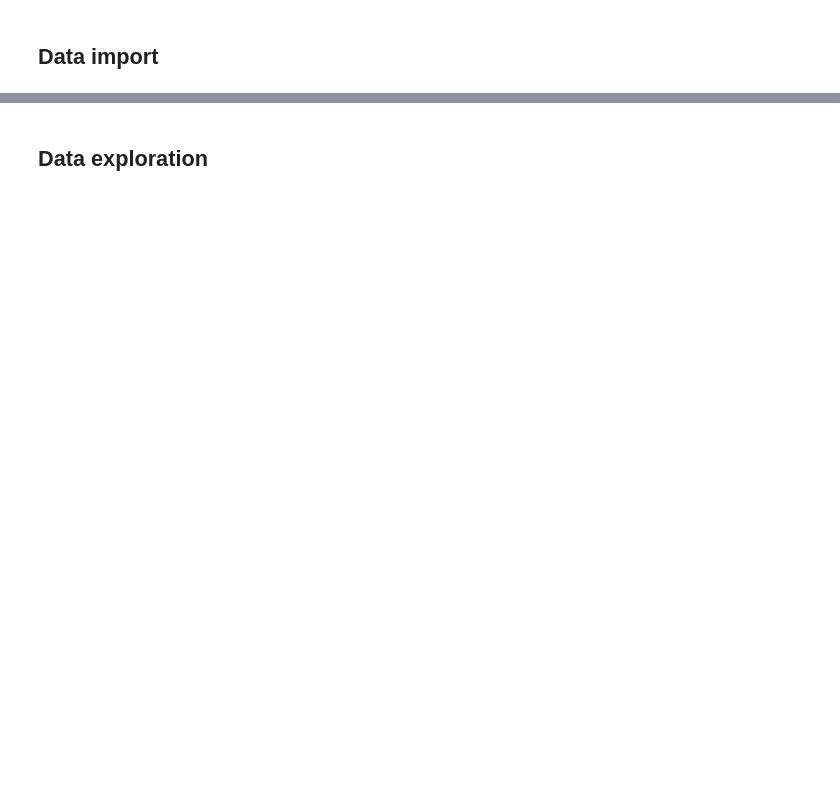
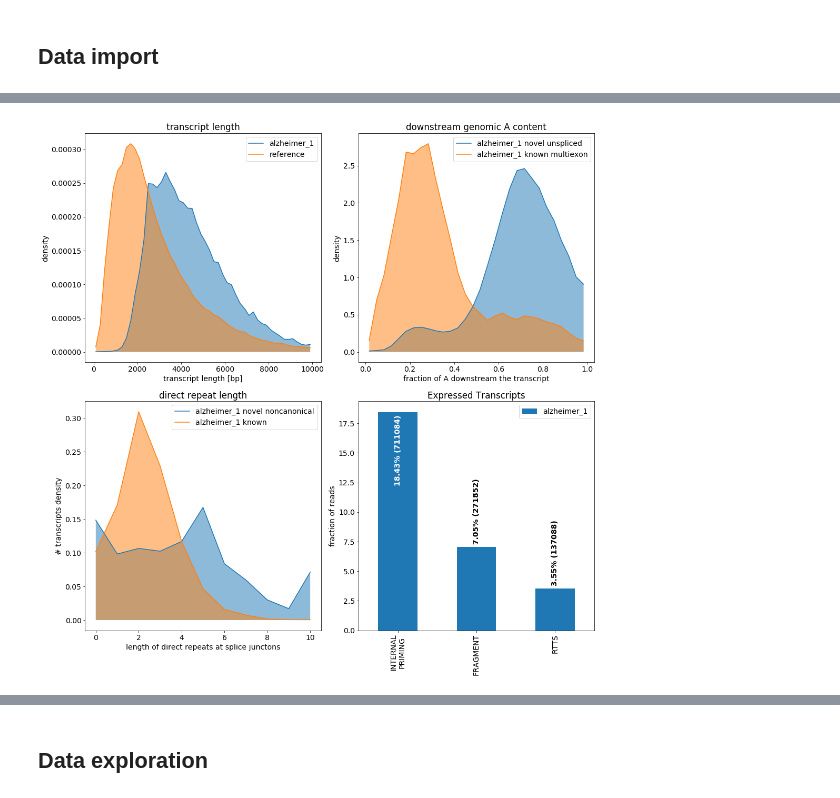
Before and after one commit to MatthiasLienhard/isotools, a Jupyter notebook: docs/notebooks/isotools_alzheimer.ipynb, the cells around one changed output, grey strips where cells are left out. Cells and saved outputs as stored; diff of their text form; code cells hidden in the pictures; blank space fills up the shorter version.

```diff
--- a/docs/notebooks/isotools_alzheimer.ipynb
+++ b/docs/notebooks/isotools_alzheimer.ipynb
@@ -77,0 +104,34 @@ except FileNotFoundError:
+# %%
+#compute some summary statistics on technical artifacts.
+tr_stats=[
+    isoseq.transcript_length_hist( add_reference=True, min_coverage=2,tr_filter=dict( remove=['NOVEL_GENE']), ref_filter=dict(include=['HIGH_SUPPORT'])),
+    isoseq.downstream_a_hist( tr_filter=dict( remove=['NOVEL_GENE', 'UNSPLICED']), ref_filter=dict(remove=['UNSPLICED'])),
+    isoseq.downstream_a_hist( tr_filter=dict(include=['NOVEL_GENE', 'UNSPLICED'])),
+    isoseq.direct_repeat_hist(bins=np.linspace(-.5,10.5,12))]
+
+tr_stats.append((pd.concat([tr_stats[2][0].add_suffix(' novel unspliced'),tr_stats[1][0].add_suffix(' known multiexon')],axis=1),tr_stats[2][1]))
+
+#statistic on the filter flags
+f_stats=isoseq.filter_stats( weight_by_coverage=True,min_coverage=1)
+f_stats[0].index=f_stats[0].index.str.replace('_','\n')
+# %%
+#QC plot
+from isotools.plots import plot_bar, plot_distr
+
+plt.rcParams["figure.figsize"] = (15,15)
+plt.rcParams.update({'font.size': 14})
+
+
+fig, axs = plt.subplots(2,2)
+#A) transcript length
+plot_distr(tr_stats[0][0],smooth=3,ax=axs[0,0],**tr_stats[0][1])
+#B) internal priming
+plot_distr(tr_stats[4][0],smooth=3,ax=axs[0,1],density=True,fill=True, **tr_stats[4][1])
+#C) RTTS
+plot_distr(tr_stats[3][0],ax=axs[1,0],density=True,**tr_stats[3][1])
+#D) frequency of artifacts
+plot_bar(f_stats[0],ax=axs[1,1],drop_categories=['MULTIEXON','NOVEL\nTRANSCRIPT','NOVEL','UNSPLICED','NONCANONICAL\nSPLICING' ],**f_stats[1])
+
+fig.tight_layout()
+# %% [output]
+[figure, added]
```
Also changed, not shown: parts of 17 cells of this notebook, 12 other files.
